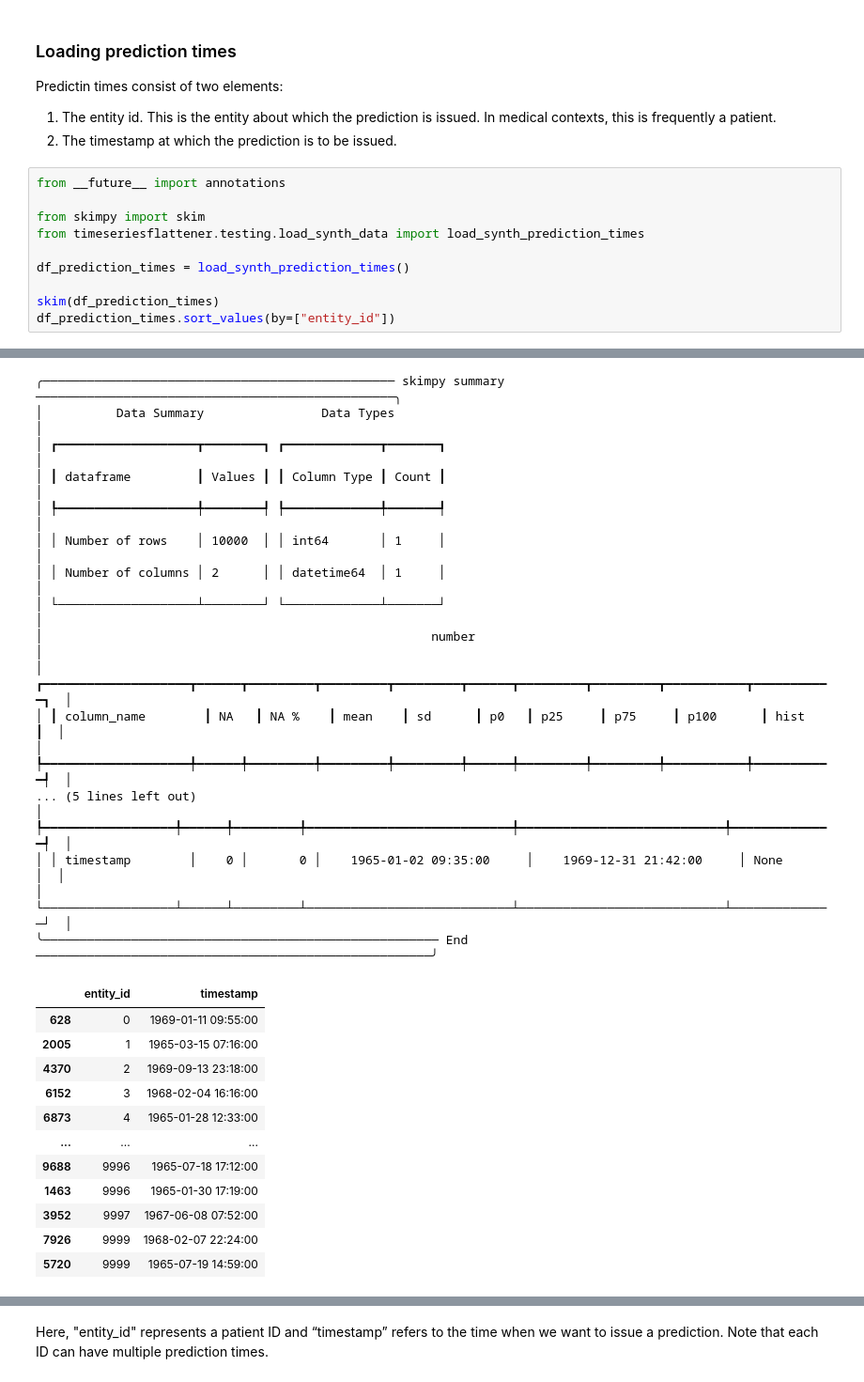
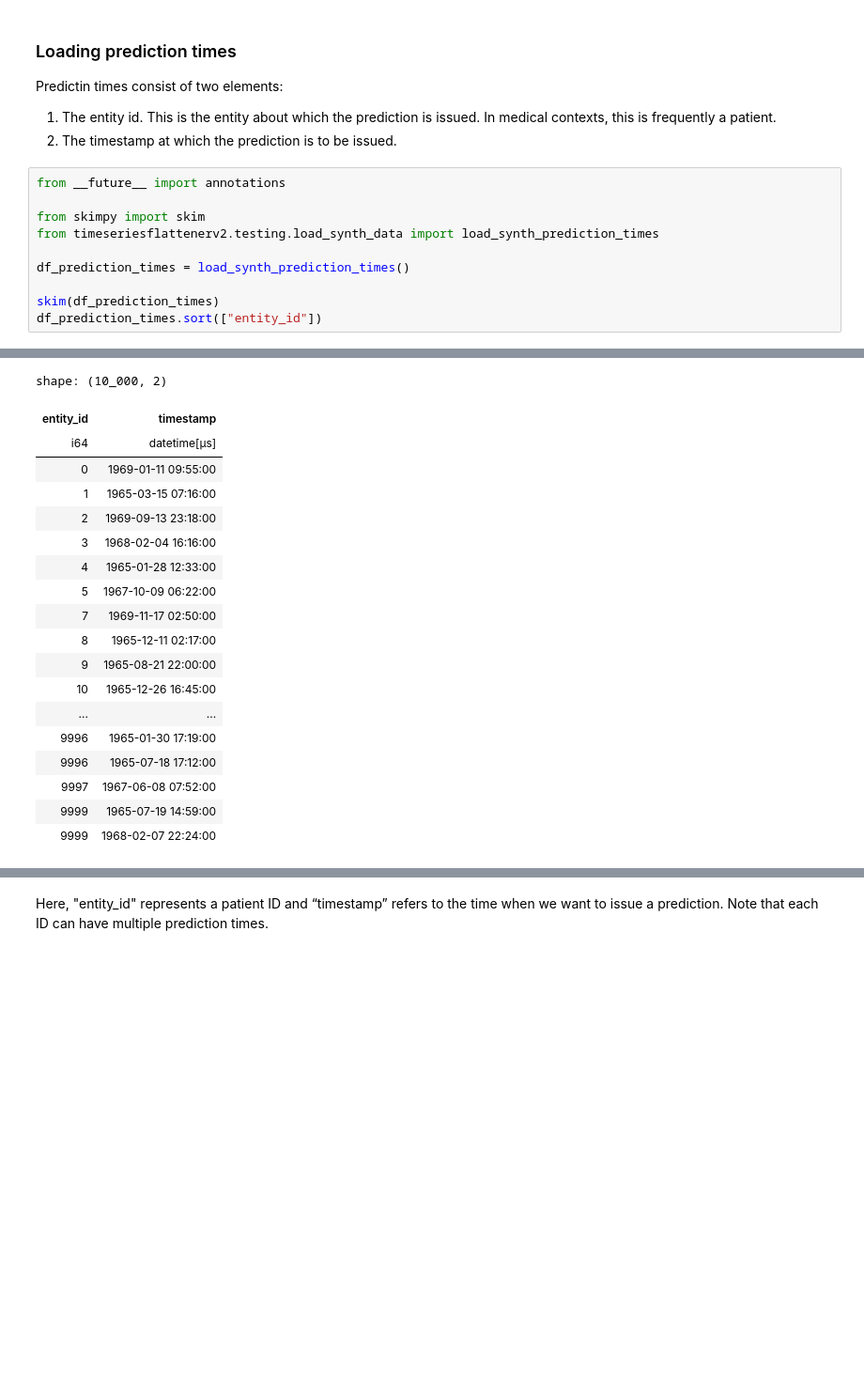
Before and after one commit to Aarhus-Psychiatry-Research/timeseriesflattener, a Jupyter notebook: docs/tutorials/01_basic.ipynb, the cells around one changed output, grey strips where cells are left out. Shown at 94% size. Cells and saved outputs as stored; diff of their text form; blank space fills up the shorter version.

```diff
--- a/docs/tutorials/01_basic.ipynb
+++ b/docs/tutorials/01_basic.ipynb
@@ -25,10 +27,10 @@ Predictin times consist of two elements:
 from __future__ import annotations
 
 from skimpy import skim
-from timeseriesflattener.testing.load_synth_data import load_synth_prediction_times
+from timeseriesflattenerv2.testing.load_synth_data import load_synth_prediction_times
 
 df_prediction_times = load_synth_prediction_times()
 
 skim(df_prediction_times)
-df_prediction_times.sort_values(by=["entity_id"])
+df_prediction_times.sort(["entity_id"])
 # %% [output]
@@ -37,29 +54,19 @@ df_prediction_times.sort_values(by=["entity_id"])
-╭──────────────────────────────────────────────── skimpy summary ─────────────────────────────────────────────────╮
-│          Data Summary                Data Types                                                                 │
-│ ┏━━━━━━━━━━━━━━━━━━━┳━━━━━━━━┓ ┏━━━━━━━━━━━━━┳━━━━━━━┓                                                          │
-│ ┃ dataframe         ┃ Values ┃ ┃ Column Type ┃ Count ┃                                                          │
-│ ┡━━━━━━━━━━━━━━━━━━━╇━━━━━━━━┩ ┡━━━━━━━━━━━━━╇━━━━━━━┩                                                          │
-│ │ Number of rows    │ 10000  │ │ int64       │ 1     │                                                          │
-│ │ Number of columns │ 2      │ │ datetime64  │ 1     │                                                          │
-│ └───────────────────┴────────┘ └─────────────┴───────┘                                                          │
-│                                                     number                                                      │
-│ ┏━━━━━━━━━━━━━━━━━━━━┳━━━━━━┳━━━━━━━━━┳━━━━━━━━━┳━━━━━━━━━┳━━━━━━┳━━━━━━━━━┳━━━━━━━━━┳━━━━━━━━━━━┳━━━━━━━━━━━┓  │
-│ ┃ column_name        ┃ NA   ┃ NA %    ┃ mean    ┃ sd      ┃ p0   ┃ p25     ┃ p75     ┃ p100      ┃ hist      ┃  │
-│ ┡━━━━━━━━━━━━━━━━━━━━╇━━━━━━╇━━━━━━━━━╇━━━━━━━━━╇━━━━━━━━━╇━━━━━━╇━━━━━━━━━╇━━━━━━━━━╇━━━━━━━━━━━╇━━━━━━━━━━━┩  │
-... (5 lines left out)
-│ ┡━━━━━━━━━━━━━━━━━━╇━━━━━━╇━━━━━━━━━╇━━━━━━━━━━━━━━━━━━━━━━━━━━━━╇━━━━━━━━━━━━━━━━━━━━━━━━━━━━╇━━━━━━━━━━━━━━┩  │
-│ │ timestamp        │    0 │       0 │    1965-01-02 09:35:00     │    1969-12-31 21:42:00     │ None         │  │
-│ └──────────────────┴──────┴─────────┴────────────────────────────┴────────────────────────────┴──────────────┘  │
-╰────────────────────────────────────────────────────── End ──────────────────────────────────────────────────────╯
+shape: (10_000, 2)
-|  | entity_id | timestamp |
-| 628 | 0 | 1969-01-11 09:55:00 |
-| 2005 | 1 | 1965-03-15 07:16:00 |
-| 4370 | 2 | 1969-09-13 23:18:00 |
-| 6152 | 3 | 1968-02-04 16:16:00 |
-| 6873 | 4 | 1965-01-28 12:33:00 |
-| ... | ... | ... |
-| 9688 | 9996 | 1965-07-18 17:12:00 |
-| 1463 | 9996 | 1965-01-30 17:19:00 |
-| 3952 | 9997 | 1967-06-08 07:52:00 |
-| 7926 | 9999 | 1968-02-07 22:24:00 |
-| 5720 | 9999 | 1965-07-19 14:59:00 |
+| entity_id | timestamp |
+| i64 | datetime[μs] |
+| 0 | 1969-01-11 09:55:00 |
+| 1 | 1965-03-15 07:16:00 |
+| 2 | 1969-09-13 23:18:00 |
+| 3 | 1968-02-04 16:16:00 |
+| 4 | 1965-01-28 12:33:00 |
+| 5 | 1967-10-09 06:22:00 |
+| 7 | 1969-11-17 02:50:00 |
+| 8 | 1965-12-11 02:17:00 |
+| 9 | 1965-08-21 22:00:00 |
+| 10 | 1965-12-26 16:45:00 |
+| ... | ... |
+| 9996 | 1965-01-30 17:19:00 |
+| 9996 | 1965-07-18 17:12:00 |
+| 9997 | 1967-06-08 07:52:00 |
+| 9999 | 1965-07-19 14:59:00 |
+| 9999 | 1968-02-07 22:24:00 |
```
Also changed, not shown: parts of 23 cells of this notebook, 25 other files.
